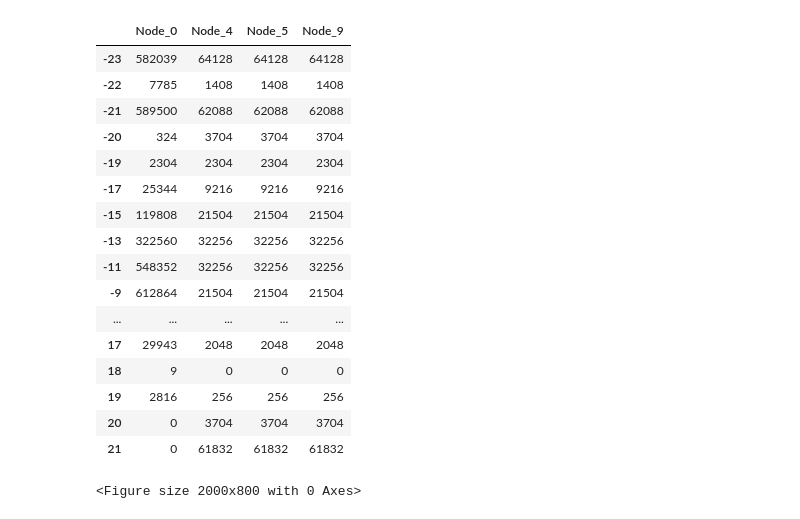
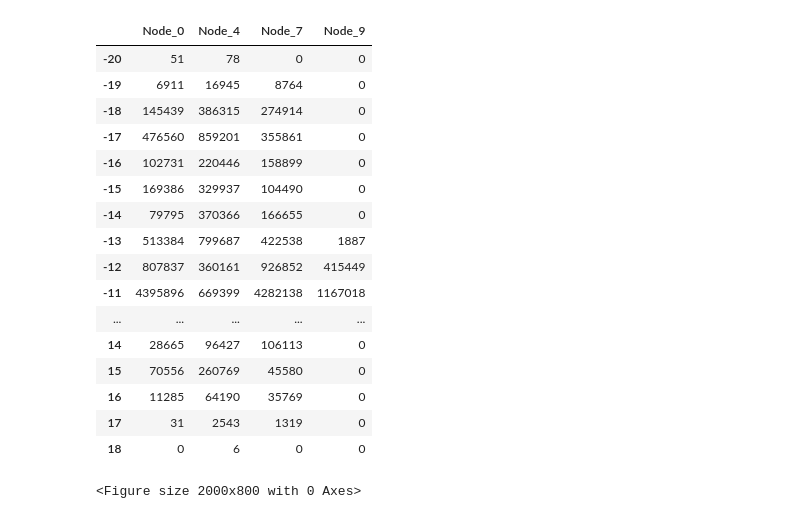
Before and after one commit to amitgaru2/cvf-python-gnn, a Jupyter notebook: cvf-analysis/v2/plot_results.ipynb, the cells around one changed output. Drawn from its saved outputs; the diff is of its cells as text; code cells hidden in the pictures.

```diff
--- a/cvf-analysis/v2/plot_results.ipynb
+++ b/cvf-analysis/v2/plot_results.ipynb
@@ -54,26 +55,26 @@ dft
 # %%
-columns = ['Node_0', 'Node_4', 'Node_5', 'Node_9']
+columns = ['Node_0', 'Node_4', 'Node_7', 'Node_9']
 
 dft = dft[columns]
 dft
 # %% [output]
-|  | Node_0 | Node_4 | Node_5 | Node_9 |
-| -23 | 582039 | 64128 | 64128 | 64128 |
-| -22 | 7785 | 1408 | 1408 | 1408 |
-| -21 | 589500 | 62088 | 62088 | 62088 |
-| -20 | 324 | 3704 | 3704 | 3704 |
-| -19 | 2304 | 2304 | 2304 | 2304 |
-| -17 | 25344 | 9216 | 9216 | 9216 |
-| -15 | 119808 | 21504 | 21504 | 21504 |
-| -13 | 322560 | 32256 | 32256 | 32256 |
-| -11 | 548352 | 32256 | 32256 | 32256 |
-| -9 | 612864 | 21504 | 21504 | 21504 |
+|  | Node_0 | Node_4 | Node_7 | Node_9 |
+| -20 | 51 | 78 | 0 | 0 |
+| -19 | 6911 | 16945 | 8764 | 0 |
+| -18 | 145439 | 386315 | 274914 | 0 |
+| -17 | 476560 | 859201 | 355861 | 0 |
+| -16 | 102731 | 220446 | 158899 | 0 |
+| -15 | 169386 | 329937 | 104490 | 0 |
+| -14 | 79795 | 370366 | 166655 | 0 |
+| -13 | 513384 | 799687 | 422538 | 1887 |
+| -12 | 807837 | 360161 | 926852 | 415449 |
+| -11 | 4395896 | 669399 | 4282138 | 1167018 |
 | ... | ... | ... | ... | ... |
-| 17 | 29943 | 2048 | 2048 | 2048 |
-| 18 | 9 | 0 | 0 | 0 |
-| 19 | 2816 | 256 | 256 | 256 |
-| 20 | 0 | 3704 | 3704 | 3704 |
-| 21 | 0 | 61832 | 61832 | 61832 |
+| 14 | 28665 | 96427 | 106113 | 0 |
+| 15 | 70556 | 260769 | 45580 | 0 |
+| 16 | 11285 | 64190 | 35769 | 0 |
+| 17 | 31 | 2543 | 1319 | 0 |
+| 18 | 0 | 6 | 0 | 0 |
 # %%
 plt.ioff()
 plt.figure(figsize=(20, 8))
```
Also changed, not shown: parts of 3 cells of this notebook.
